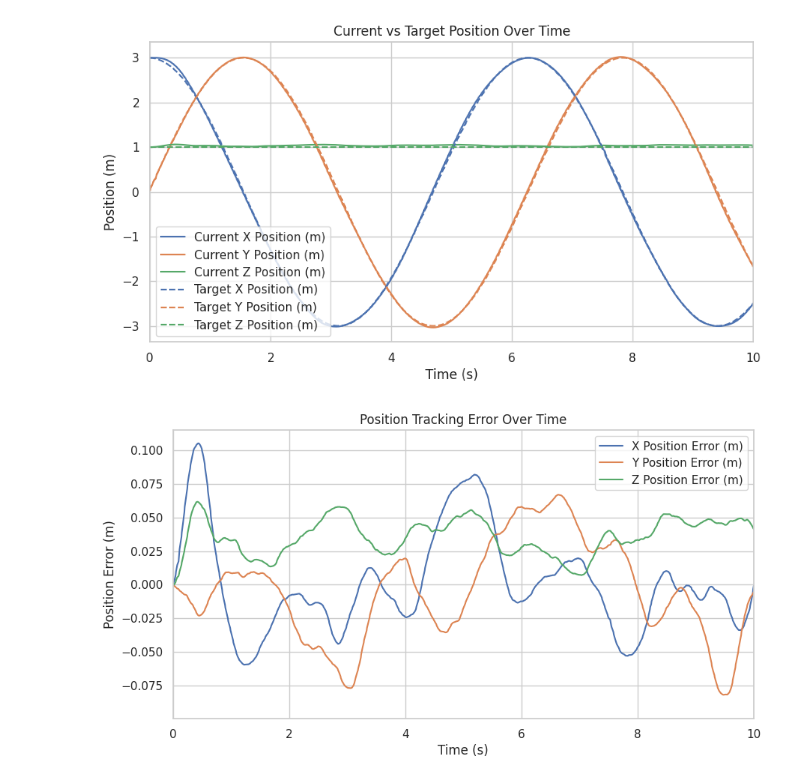
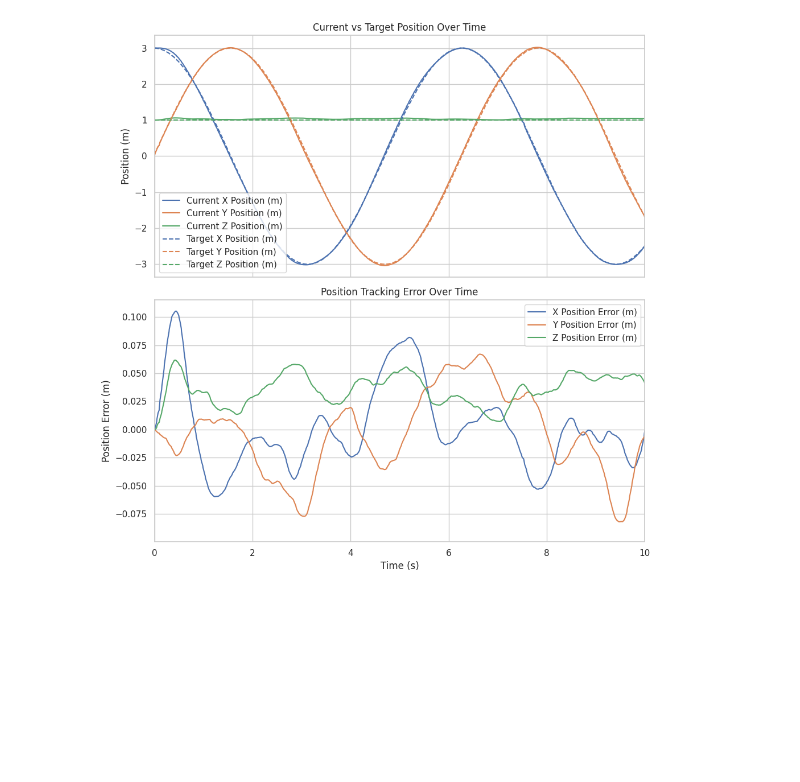
Before and after one commit to utiasDSL/safe-control-gym, a Jupyter notebook: lab2/plot.ipynb, the cells around one changed output. Saved outputs shown, nothing was run; the diff lists cells and outputs as text; code cells hidden in the pictures; blank space fills up the shorter version.

Commit message:
updated figures

```diff
--- a/lab2/plot.ipynb
+++ b/lab2/plot.ipynb
@@ -38,41 +38,37 @@ palette = sns.color_palette("deep", 4)  # 3 colors for x, y, z
 
 time_range = (0, 10)  # seconds
 # %%
-plt.figure(figsize=(10, 5))
+# Create figure and subplots
+fig, axes = plt.subplots(2, 1, figsize=(10, 10), sharex=True)  # 2 rows, 1 column, shared x-axis
 
-# Plot current positions (solid lines)
-plt.plot(df['timestamp'], df['cur_pos_x'], label='Current X Position (m)', color=palette[0], linestyle='-')
-plt.plot(df['timestamp'], df['cur_pos_y'], label='Current Y Position (m)', color=palette[1], linestyle='-')
-plt.plot(df['timestamp'], df['cur_pos_z'], label='Current Z Position (m)', color=palette[2], linestyle='-')
+# --- Top Plot: Current vs Target Position ---
+axes[0].plot(df['timestamp'], df['cur_pos_x'], label='Current X Position (m)', color=palette[0], linestyle='-')
+axes[0].plot(df['timestamp'], df['cur_pos_y'], label='Current Y Position (m)', color=palette[1], linestyle='-')
+axes[0].plot(df['timestamp'], df['cur_pos_z'], label='Current Z Position (m)', color=palette[2], linestyle='-')
 
-# Plot target positions (dashed lines with same color)
-plt.plot(df['timestamp'], df['target_pos_x'], label='Target X Position (m)', color=palette[0], linestyle='--')
-plt.plot(df['timestamp'], df['target_pos_y'], label='Target Y Position (m)', color=palette[1], linestyle='--')
-plt.plot(df['timestamp'], df['target_pos_z'], label='Target Z Position (m)', color=palette[2], linestyle='--')
+axes[0].plot(df['timestamp'], df['target_pos_x'], label='Target X Position (m)', color=palette[0], linestyle='--')
+axes[0].plot(df['timestamp'], df['target_pos_y'], label='Target Y Position (m)', color=palette[1], linestyle='--')
+axes[0].plot(df['timestamp'], df['target_pos_z'], label='Target Z Position (m)', color=palette[2], linestyle='--')
 
-plt.xlim(time_range)
-# Beautify the plot
-plt.legend()
-plt.title('Current vs Target Position Over Time')
-plt.xlabel('Time (s)')
-plt.ylabel('Position (m)')
+axes[0].set_xlim(time_range)
+axes[0].set_title('Current vs Target Position Over Time')
+axes[0].set_ylabel('Position (m)')
+axes[0].legend()
+
+# --- Bottom Plot: Position Tracking Error ---
+axes[1].plot(df['timestamp'], df['cur_pos_x'] - df['target_pos_x'], label='X Position Error (m)', color=palette[0], linestyle='-')
+axes[1].plot(df['timestamp'], df['cur_pos_y'] - df['target_pos_y'], label='Y Position Error (m)', color=palette[1], linestyle='-')
+axes[1].plot(df['timestamp'], df['cur_pos_z'] - df['target_pos_z'], label='Z Position Error (m)', color=palette[2], linestyle='-')
+
+axes[1].set_xlim(time_range)
+axes[1].set_title('Position Tracking Error Over Time')
+axes[1].set_xlabel('Time (s)')
+axes[1].set_ylabel('Position Error (m)')
+axes[1].legend()
+
+# Adjust layout and save
+plt.tight_layout()
 plt.savefig('./figures/position.png')
+plt.show()
 # %% [output]
-[figure, old version]
+[figure, new version]
-# %%
-plt.figure(figsize=(10, 5))
-
-# Plot position errors
-plt.plot(df['timestamp'], df['cur_pos_x'] - df['target_pos_x'], label='X Position Error (m)', color=palette[0], linestyle='-')
-plt.plot(df['timestamp'], df['cur_pos_y'] - df['target_pos_y'], label='Y Position Error (m)', color=palette[1], linestyle='-')
-plt.plot(df['timestamp'], df['cur_pos_z'] - df['target_pos_z'], label='Z Position Error (m)', color=palette[2], linestyle='-')
-plt.xlim(time_range)
-
-# Beautify the plot
-plt.legend()
-plt.title('Position Tracking Error Over Time')
-plt.xlabel('Time (s)')
-plt.ylabel('Position Error (m)')
-plt.savefig('./figures/position_error.png')
-# %% [output]
-[figure, removed]
```
Also changed, not shown: parts of 3 cells of this notebook, 2 other files.
